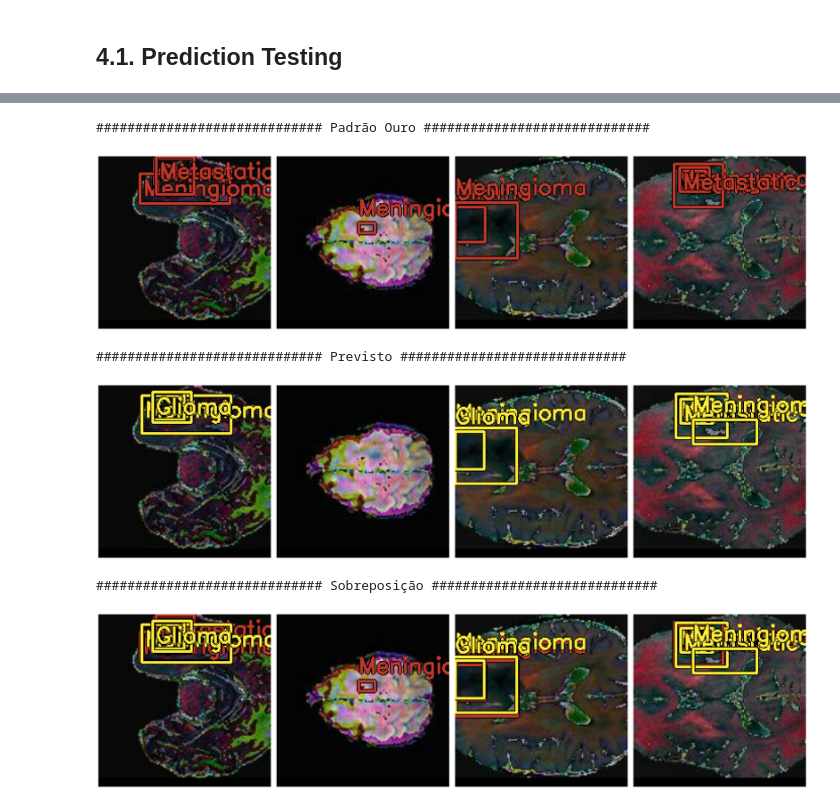
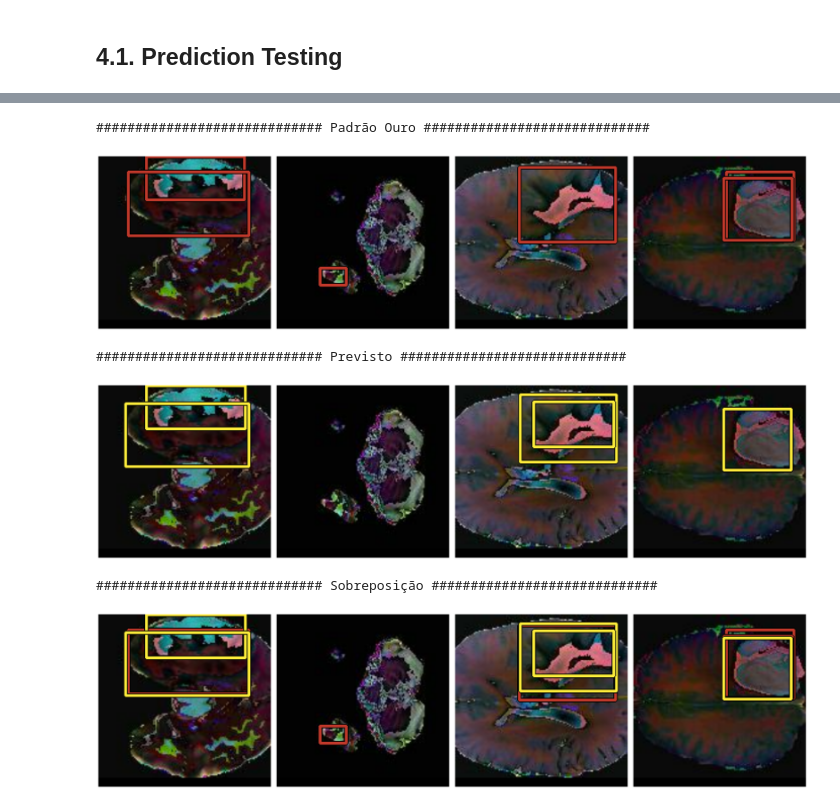
Before and after one commit to juliorodrigues07/tumour_detection, a Jupyter notebook: notebooks/brain_tumor_detection_w_keras_yolo_v8.ipynb, the cells around one changed output, grey strips where cells are left out. Cells and saved outputs as stored; diff of their text form; code cells hidden in the pictures.

Commit message:
Feat: Added visual results and normalizing images

```diff
--- a/notebooks/brain_tumor_detection_w_keras_yolo_v8.ipynb
+++ b/notebooks/brain_tumor_detection_w_keras_yolo_v8.ipynb
@@ -862,6 +1063,7 @@ plt.show()
 # %%
 from keras.models import load_model
 
+model_path = f'{getcwd()}/yolo_tmp.keras'
 
 if 'yolo_model' not in locals():
     yolo_model = load_model(model_path)
@@ -873,17 +1077,16 @@ def join_batches(batches):
     all_boxes = tf.concat([labels['boxes'] for _, labels in batches], axis=0)
 
     return all_images, { 'classes': all_classes, 'boxes': all_boxes }
-
-images, y_true = join_batches(batches=test_dataset.take(-1))
 # %%
 from keras_cv.bounding_box import to_ragged
 
 
-y_pred = yolo_model.predict(images, verbose=0)
+test_instances, y_true = join_batches(batches=test_dataset.take(-1))
+y_pred = yolo_model.predict(test_instances, verbose=0)
 y_pred = to_ragged(y_pred)
 # %%
-def visualize_predict_detections(images, y_true, y_pred, cols: int, rows: int,
-                                 bounding_box_format: str) -> None:
+def visualize_detections(images, y_true, y_pred, cols: int, rows: int,
+                         bounding_box_format: str) -> None:
 
     print("############################# Padrão Ouro #############################")
     plot_bounding_box_gallery(
@@ -898,8 +1101,8 @@ def visualize_predict_detections(images, y_true, y_pred, cols: int, rows: int,
         dpi=100,
         rows=rows,
         cols=cols,
-        show=True,
-        class_mapping=class_mapping,
+        show=True
+        # class_mapping=class_mapping
     )
 
     print("############################# Previsto #############################")
@@ -915,8 +1118,8 @@ def visualize_predict_detections(images, y_true, y_pred, cols: int, rows: int,
         dpi=100,
         rows=rows,
         cols=cols,
-        show=True,
-        class_mapping=class_mapping,
+        show=True
+        # class_mapping=class_mapping
     )
 
     print("############################# Sobreposição #############################")
@@ -934,8 +1137,8 @@ def visualize_predict_detections(images, y_true, y_pred, cols: int, rows: int,
         dpi=100,
         rows=rows,
         cols=cols,
-        show=True,
-        class_mapping=class_mapping,
+        show=True
+        # class_mapping=class_mapping
     )
 
 
@@ -946,22 +1149,22 @@ def preview_labels(y_set, idx) -> dict:
 
     return { 'classes': classes, 'boxes': boxes }
 # %%
-inicio = 10
-fim = 20
-rows = 1
-cols = 4
-idx = tf.constant(range(inicio, fim))
+begin = 10
+end = 20
+idx = tf.constant(range(begin, end))
 
-preview_images = tf.gather(images, idx)
+# Test dataset is scaled
+preview_images = tf.gather(test_instances, idx)
+preview_images = tf.cast(preview_images, tf.float32) * 255.0
 preview_y_true = preview_labels(y_true, idx)
 preview_y_pred = preview_labels(y_pred, idx)
 
-visualize_predict_detections(preview_images, preview_y_true, preview_y_pred,
-                             cols, rows, bounding_box_format=BBOX_FORMAT)
+visualize_detections(preview_images, preview_y_true, preview_y_pred,
+                     cols=4, rows=1, bounding_box_format=BBOX_FORMAT)
 # %% [output]
 ############################# Padrão Ouro #############################
-[figure, old version]
+[figure, new version]
 ############################# Previsto #############################
-[figure, old version]
+[figure, new version]
 ############################# Sobreposição #############################
-[figure, old version]
+[figure, new version]
```
Also changed, not shown: parts of 30 cells of this notebook.
